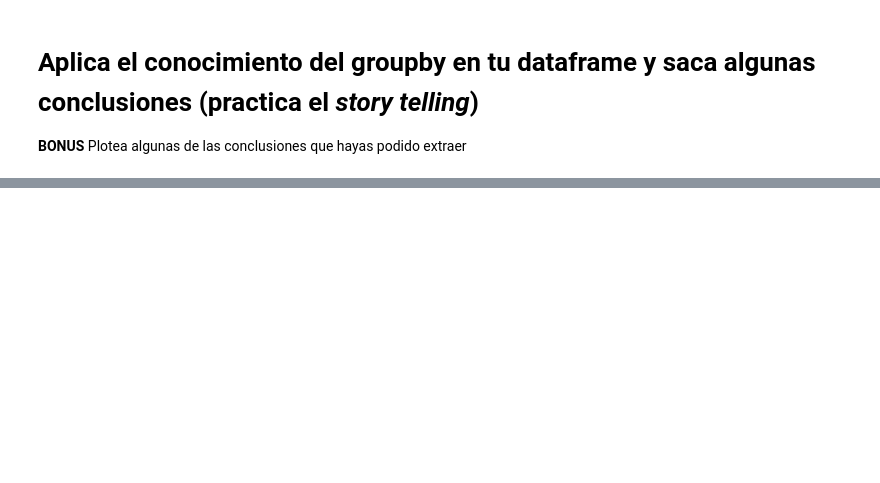
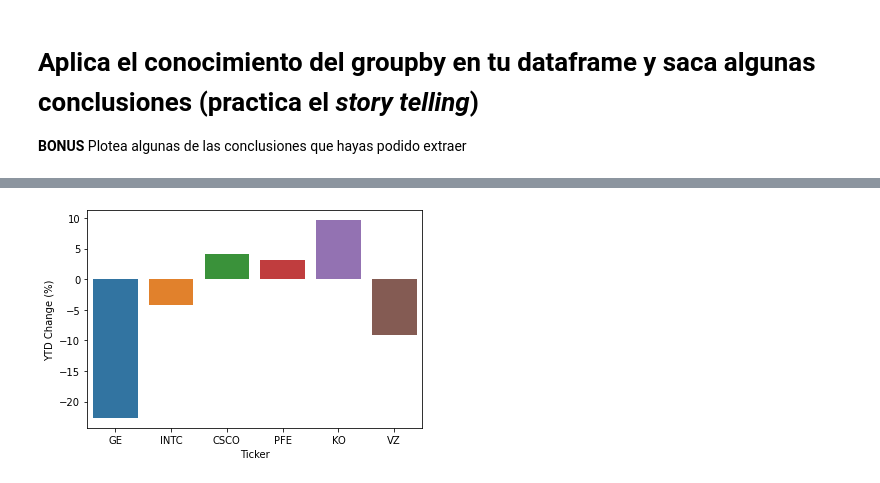
Before and after one commit to Ironhack-Part-Time-Enero2022/lab-pandas-II, a Jupyter notebook: Lab-Pandas-II.ipynb, the cells around one changed output, grey strips where cells are left out. Cells and saved outputs as stored; diff of their text form; code cells hidden in the pictures; blank space fills up the shorter version.

```diff
--- a/Lab-Pandas-II.ipynb
+++ b/Lab-Pandas-II.ipynb
@@ -23,0 +373,3 @@ Tómate tu tiempo para entender el dataframe y la información que hay en el. Y
+# %%
+df_dowS = df_dowJ[df_dowJ['Price ($)']< 50]
+df_dowS.head()
@@ -23,0 +383,4 @@ Tómate tu tiempo para entender el dataframe y la información que hay en el. Y
+# %%
+sns.barplot(data = df_dowS, x ='Ticker', y = 'YTD Change (%)');
+# %% [output]
+[figure, added]
```
Also changed, not shown: parts of 35 cells of this notebook.
